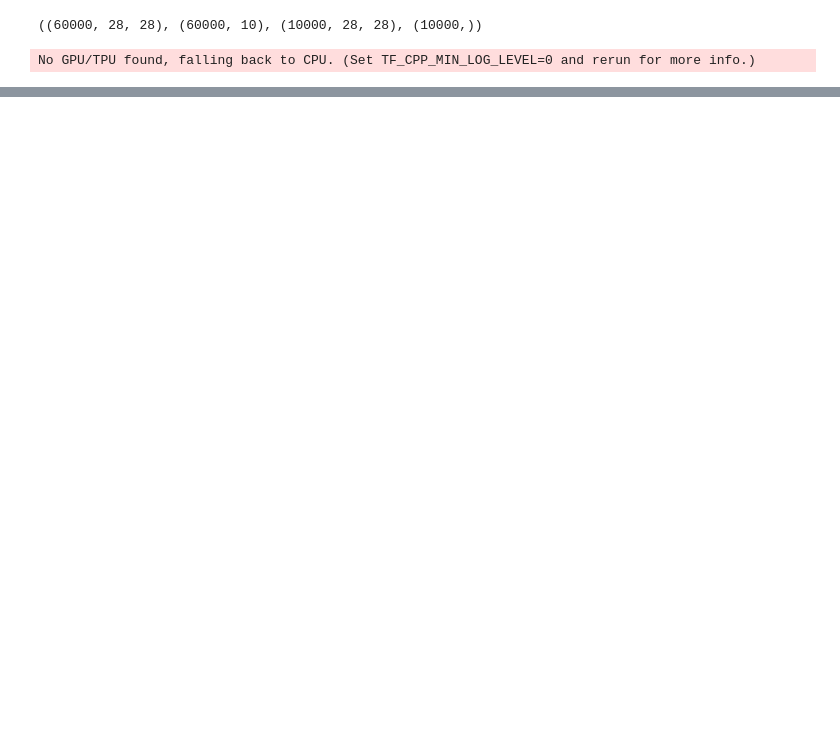
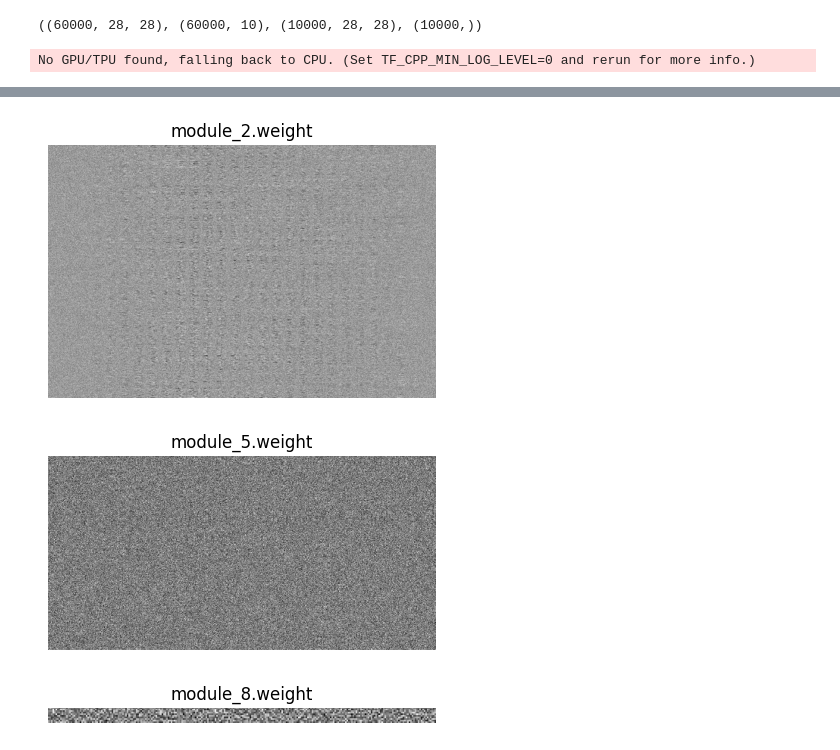
Before and after one commit to amithm3/dvitch, a Jupyter notebook: src/bench/bench.ipynb, the cells around one changed output, grey strips where cells are left out. Cells and saved outputs as stored; diff of their text form; code cells hidden in the pictures; blank space fills up the shorter version.

```diff
--- a/src/bench/bench.ipynb
+++ b/src/bench/bench.ipynb
@@ -71,0 +82,7 @@ show_image(validation_images[i := int(np.random.rand())], model(validation_image
+# %%
+for name, param in model.named_parameters():
+    if param.data.ndim >= 2: show_image(param.data, name)
+# %% [output]
+[figure, added]
+[figure, added]
+[figure, added]
```
Also changed, not shown: parts of 6 cells of this notebook, 11 other files.
